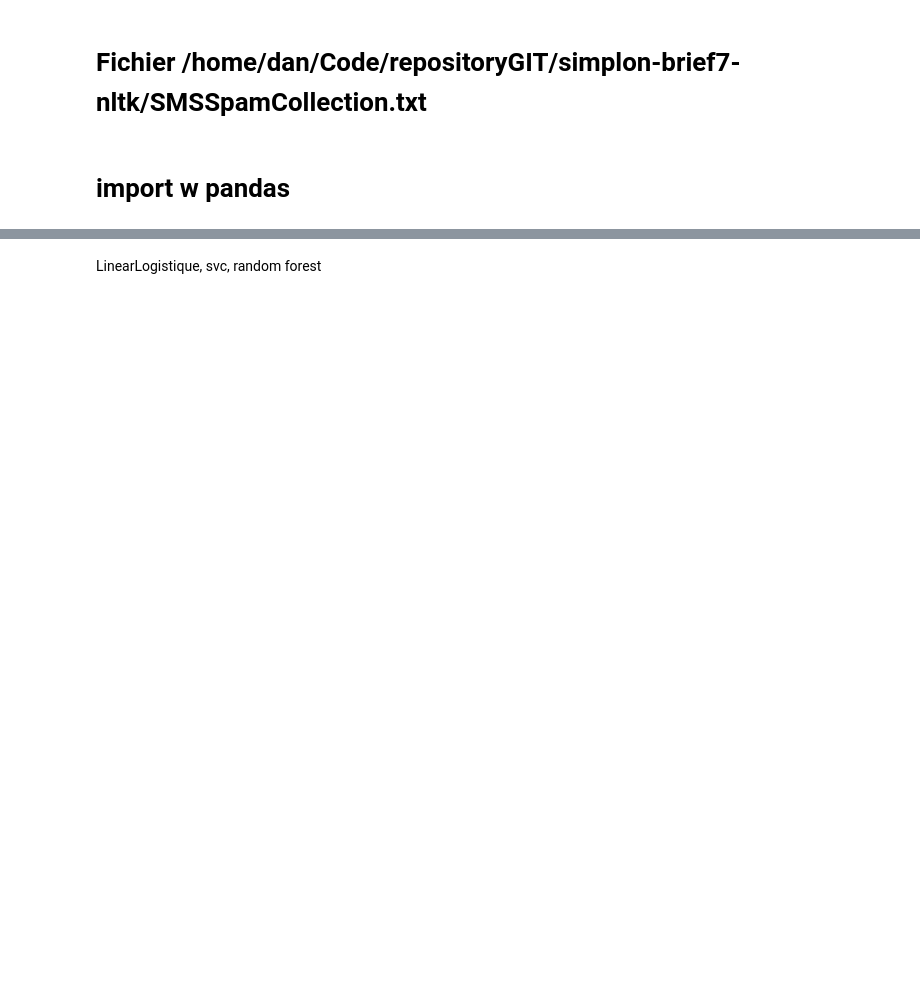
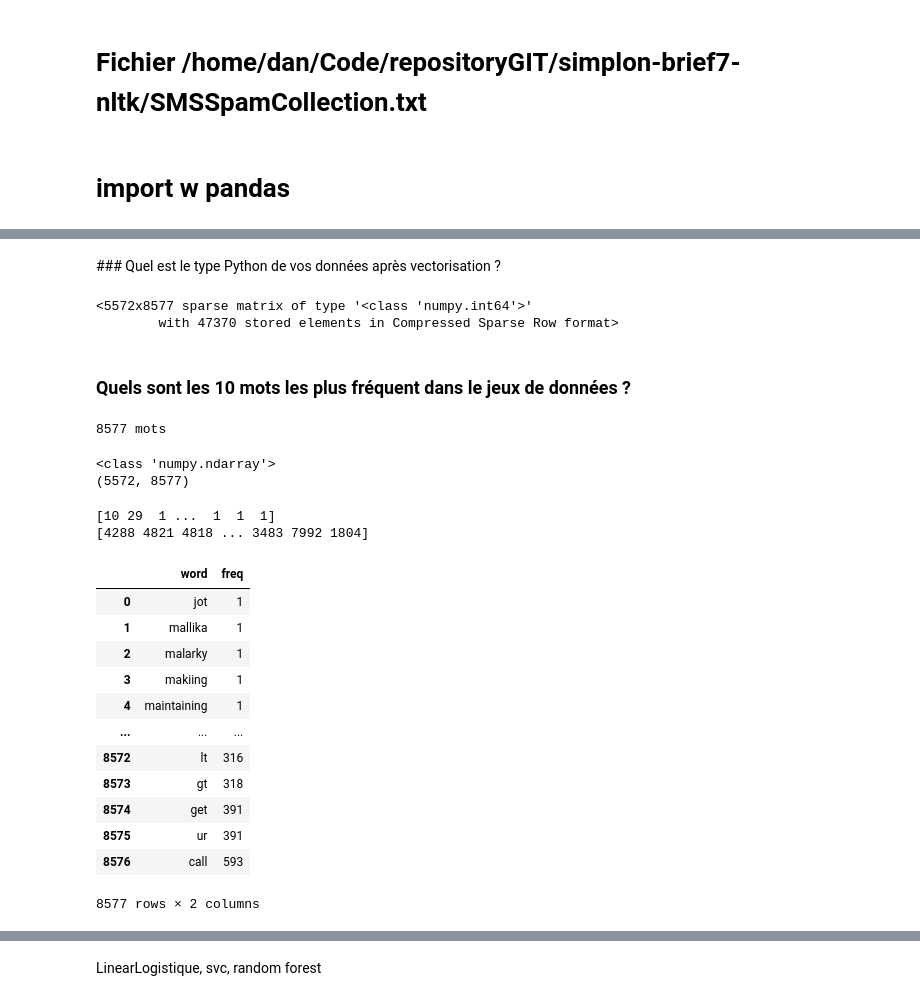
Before and after one commit to CLiNTPELiX/simplon-brief7-The_Spam_Detector, a Jupyter notebook: brief7.ipynb, the cells around one changed output, grey strips where cells are left out. Cells and saved outputs as stored; diff of their text form; code cells hidden in the pictures; blank space fills up the shorter version.

```diff
--- a/brief7.ipynb
+++ b/brief7.ipynb
@@ -128,0 +248,5 @@ X2 = vectorizer2.fit_transform(corpus)
+# %%
+targets = data_df.label # ham or spam
+corpus = data_df.raw_text # the docs
+print("Targets :\n", targets.describe(), "\n")
+print("Corpus :\n", corpus.describe())
@@ -128,0 +269,5 @@ X2 = vectorizer2.fit_transform(corpus)
+# %%
+from sklearn.feature_extraction.text import CountVectorizer
+stopwords = nltk.corpus.stopwords.words("english")
+cv = CountVectorizer(stop_words=stopwords)
+cv_fit = cv.fit_transform(corpus)
@@ -128,0 +294,51 @@ X2 = vectorizer2.fit_transform(corpus)
+# %% [markdown]
+### Quel est le type Python de vos données après vectorisation ?
+# %%
+cv_fit
+# %% [output]
+<5572x8577 sparse matrix of type '<class 'numpy.int64'>'
+        with 47370 stored elements in Compressed Sparse Row format>
+# %% [markdown]
+### Quels sont les 10 mots les plus fréquent dans le jeux de données ?
+# %%
+print(len(cv.get_feature_names()), "mots" )
+# %% [output]
+8577 mots
+# %%
+# Transform the sparse matrix into a numpy matrix documents words (mdw)
+mdw_cv_fit = cv_fit.toarray()
+
+# Type of the matrix documents terms mdt
+print(type(mdw_cv_fit))
+
+# Size of the matrix
+print(mdw_cv_fit.shape)
+# %% [output]
+<class 'numpy.ndarray'>
+(5572, 8577)
+# %%
+# Frequency of the terms
+freq_words = np.sum(mdw_cv_fit,axis=0)
+print(freq_words)
+# Arg sort
+index = np.argsort(freq_words)
+print(index)
+# Print the matrix words and their frequency
+mwf = pd.DataFrame({'word':np.asarray(cv.get_feature_names())[index],'freq':freq_words[index]})
+mwf
+# %% [output]
+[10 29  1 ...  1  1  1]
+[4288 4821 4818 ... 3483 7992 1804]
+|  | word | freq |
+| 0 | jot | 1 |
+| 1 | mallika | 1 |
+| 2 | malarky | 1 |
+| 3 | makiing | 1 |
+| 4 | maintaining | 1 |
+| ... | ... | ... |
+| 8572 | lt | 316 |
+| 8573 | gt | 318 |
+| 8574 | get | 391 |
+| 8575 | ur | 391 |
+| 8576 | call | 593 |
+8577 rows × 2 columns
```
Also changed, not shown: parts of 71 cells of this notebook.
